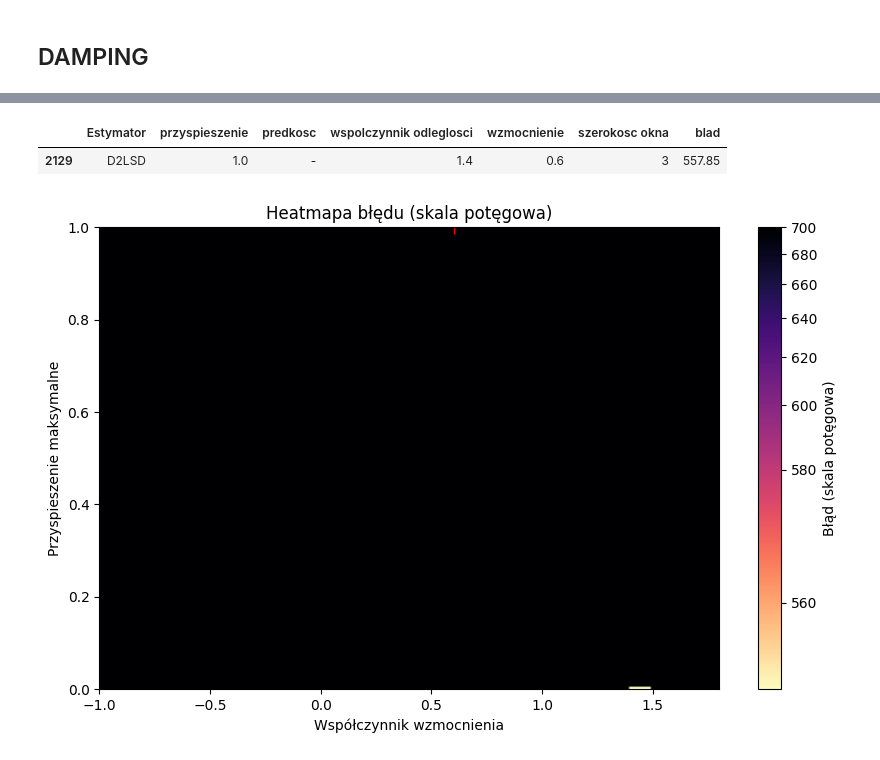
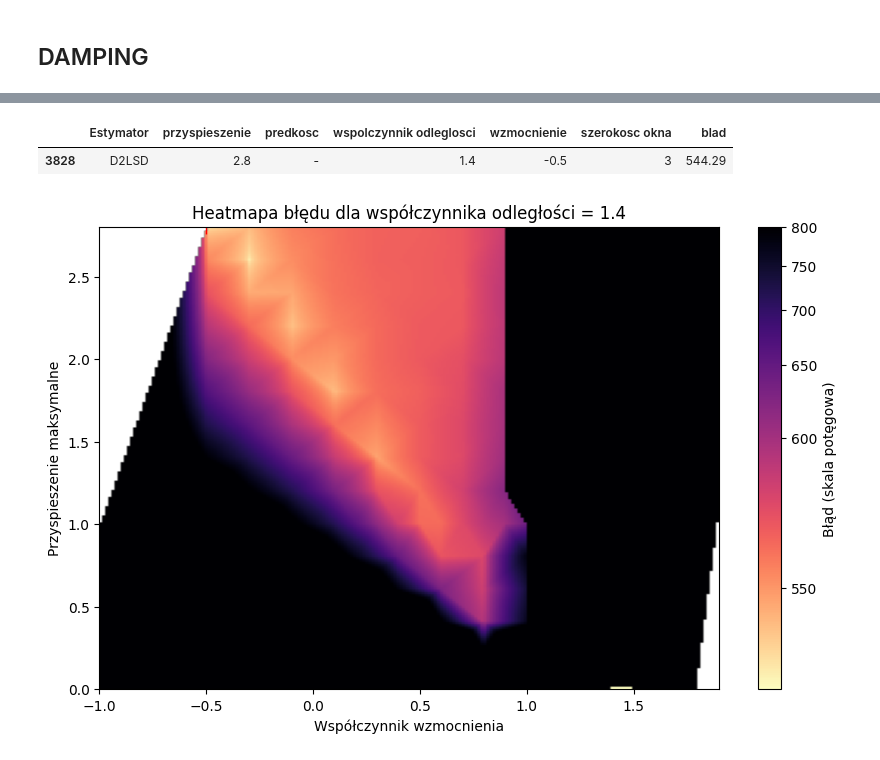
Before and after one commit to Korius668/BLE_Indoor_localization, a Jupyter notebook: notebooks/najlepsze_parametry.ipynb, the cells around one changed output, grey strips where cells are left out. Cells and saved outputs as stored; diff of their text form; code cells hidden in the pictures.

```diff
--- a/notebooks/najlepsze_parametry.ipynb
+++ b/notebooks/najlepsze_parametry.ipynb
@@ -219,3 +219,6 @@ df_d2lsd = pd.read_csv("../tables/D2LSD_test_results.csv")
 df_d2lsd.sort_values(by=['wspolczynnik odleglosci', 'predkosc', 'przyspieszenie', 'wzmocnienie','szerokosc okna'], inplace=True)
 df_d2lsd.drop_duplicates(inplace=True)
 df_d2lsd.to_csv("../tables/D2LSD_test_results.csv", index=False)
+# %%
+df_d2lsd =df_d2lsd[df_d2lsd['Estymator']=="D2LSD"]
+df_d2lsd[df_d2lsd["blad"] <560]
@@ -226,13 +243,13 @@ best_damp = df_d2lsd[df_d2lsd["blad"] == df_d2lsd["blad"].min()]
 best_damp
 # %% [output]
 |  | Estymator | przyspieszenie | predkosc | wspolczynnik odleglosci | wzmocnienie | szerokosc okna | blad |
-| 2129 | D2LSD | 1.0 | - | 1.4 | 0.6 | 3 | 557.85 |
+| 3828 | D2LSD | 2.8 | - | 1.4 | -0.5 | 3 | 544.29 |
 # %%
 import numpy as np
 import matplotlib.pyplot as plt
 import matplotlib.colors as colors
 from scipy.interpolate import griddata
-
+df_d2lsd =df_d2lsd[df_d2lsd['wspolczynnik odleglosci']==best_damp['wspolczynnik odleglosci'].values[0]]
 x = df_d2lsd['wzmocnienie'].values
 y = df_d2lsd['przyspieszenie'].values
 z = df_d2lsd["blad"].astype(float).values
@@ -240,36 +257,36 @@ z = df_d2lsd["blad"].astype(float).values
 # Tworzymy siatkę
 xi = np.linspace(x.min(), x.max(), 200)
 yi = np.linspace(y.min(), y.max(), 200)
 Xi, Yi = np.meshgrid(xi, yi)
 
 # Interpolacja
 Zi = griddata((x, y), z, (Xi, Yi), method='linear')
 
 
 plt.figure(figsize=(10, 6))
 
 # Kluczowa zmiana: dodajemy parametr norm
-norm = colors.PowerNorm(gamma=0.4, vmin=z.min(), vmax=700)
+norm = colors.PowerNorm(gamma=0.4, vmin=z.min(), vmax=800)
 plt.imshow(Zi,
            extent=[x.min(), x.max(), y.min(), y.max()],
            origin='lower',
            cmap='magma_r',
            aspect='auto',
            norm=norm)
 
 cbar = plt.colorbar()
 cbar.set_label("Błąd (skala potęgowa)")
 
 # Reszta wykresu
 plt.scatter(best_damp['wzmocnienie'], best_damp['przyspieszenie'],
             marker="1", s=100, c="red", linewidth=1)
 
 plt.xlabel("Współczynnik wzmocnienia")
 plt.ylabel("Przyspieszenie maksymalne")
-plt.title("Heatmapa błędu (skala potęgowa)")
+plt.title(f"Heatmapa błędu dla współczynnika odległości = {best_damp['wspolczynnik odleglosci'].values[0]}")
 plt.show()
 # %% [output]
-[figure, old version]
+[figure, new version]
 # %%
 plt.figure(figsize=(10, 6))
 sc = plt.scatter(df_d2lsd['wzmocnienie'],
```
Also changed, not shown: parts of 6 cells of this notebook, 3 other files.
